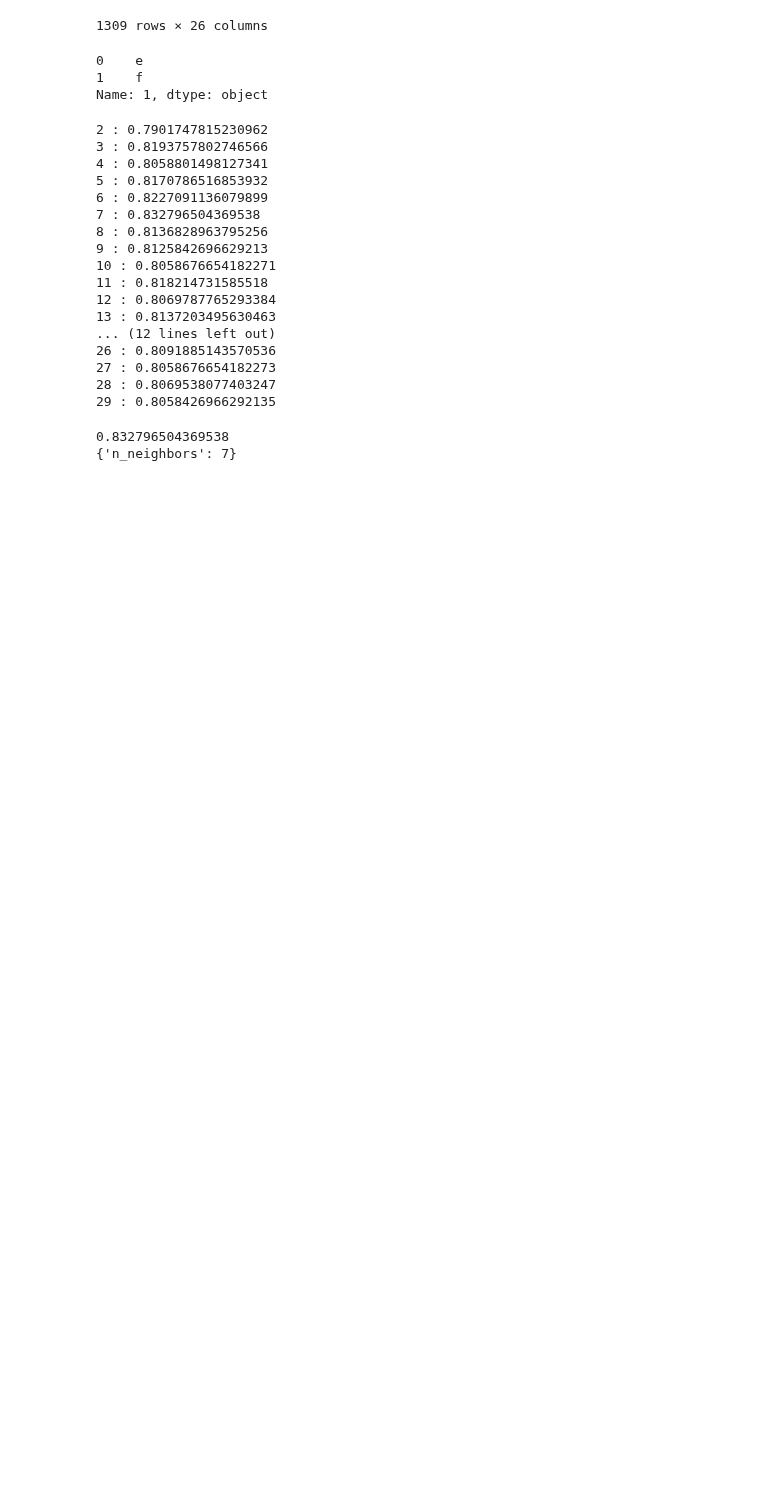
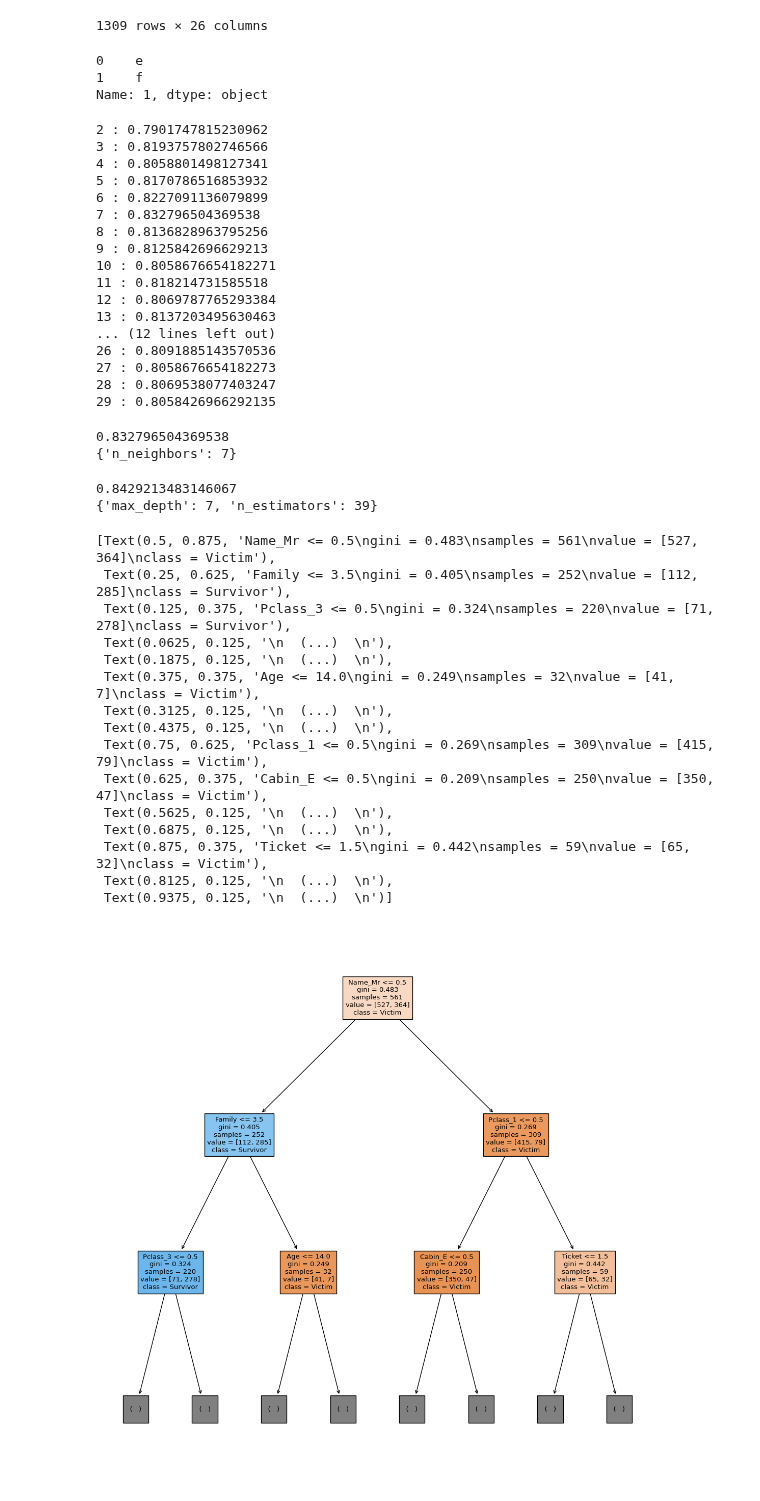
Before and after one commit to Elwing-Chou/ximen0624, a Jupyter notebook: 4_titanic.ipynb, the cells around one changed output. Cells and saved outputs as stored; diff of their text form; code cells hidden in the pictures; blank space fills up the shorter version.

```diff
--- a/4_titanic.ipynb
+++ b/4_titanic.ipynb
@@ -289,3 +289,49 @@ print(cv.best_params_)
 # %% [output]
 0.832796504369538
 {'n_neighbors': 7}
+# %%
+from sklearn.tree import DecisionTreeClassifier
+from sklearn.ensemble import RandomForestClassifier
+# clf = DecisionTreeClassifier()
+clf = RandomForestClassifier()
+params = {
+    "max_depth":range(2, 8),
+    "n_estimators":range(21, 40, 2)
+}
+cv = GridSearchCV(clf, params, cv=10, n_jobs=-1)
+cv.fit(x, y)
+print(cv.best_score_)
+print(cv.best_params_)
+# %% [output]
+0.8429213483146067
+{'max_depth': 7, 'n_estimators': 39}
+# %%
+# 你做完GridSearch可以直接拿
+clf = cv.best_estimator_
+# %%
+import matplotlib.pyplot as plt
+from sklearn.tree import plot_tree
+plt.figure(figsize=[14, 14])
+# estimators_裡存放著他的每一個決策數
+plot_tree(clf.estimators_[2],
+     feature_names=x.columns,
+     class_names=["Victim", "Survivor"],
+     filled=True,
+     max_depth=2)
+# %% [output]
+[Text(0.5, 0.875, 'Name_Mr <= 0.5\ngini = 0.483\nsamples = 561\nvalue = [527, 364]\nclass = Victim'),
+ Text(0.25, 0.625, 'Family <= 3.5\ngini = 0.405\nsamples = 252\nvalue = [112, 285]\nclass = Survivor'),
+ Text(0.125, 0.375, 'Pclass_3 <= 0.5\ngini = 0.324\nsamples = 220\nvalue = [71, 278]\nclass = Survivor'),
+ Text(0.0625, 0.125, '\n  (...)  \n'),
+ Text(0.1875, 0.125, '\n  (...)  \n'),
+ Text(0.375, 0.375, 'Age <= 14.0\ngini = 0.249\nsamples = 32\nvalue = [41, 7]\nclass = Victim'),
+ Text(0.3125, 0.125, '\n  (...)  \n'),
+ Text(0.4375, 0.125, '\n  (...)  \n'),
+ Text(0.75, 0.625, 'Pclass_1 <= 0.5\ngini = 0.269\nsamples = 309\nvalue = [415, 79]\nclass = Victim'),
+ Text(0.625, 0.375, 'Cabin_E <= 0.5\ngini = 0.209\nsamples = 250\nvalue = [350, 47]\nclass = Victim'),
+ Text(0.5625, 0.125, '\n  (...)  \n'),
+ Text(0.6875, 0.125, '\n  (...)  \n'),
+ Text(0.875, 0.375, 'Ticket <= 1.5\ngini = 0.442\nsamples = 59\nvalue = [65, 32]\nclass = Victim'),
+ Text(0.8125, 0.125, '\n  (...)  \n'),
+ Text(0.9375, 0.125, '\n  (...)  \n')]
+[figure, added]
```
